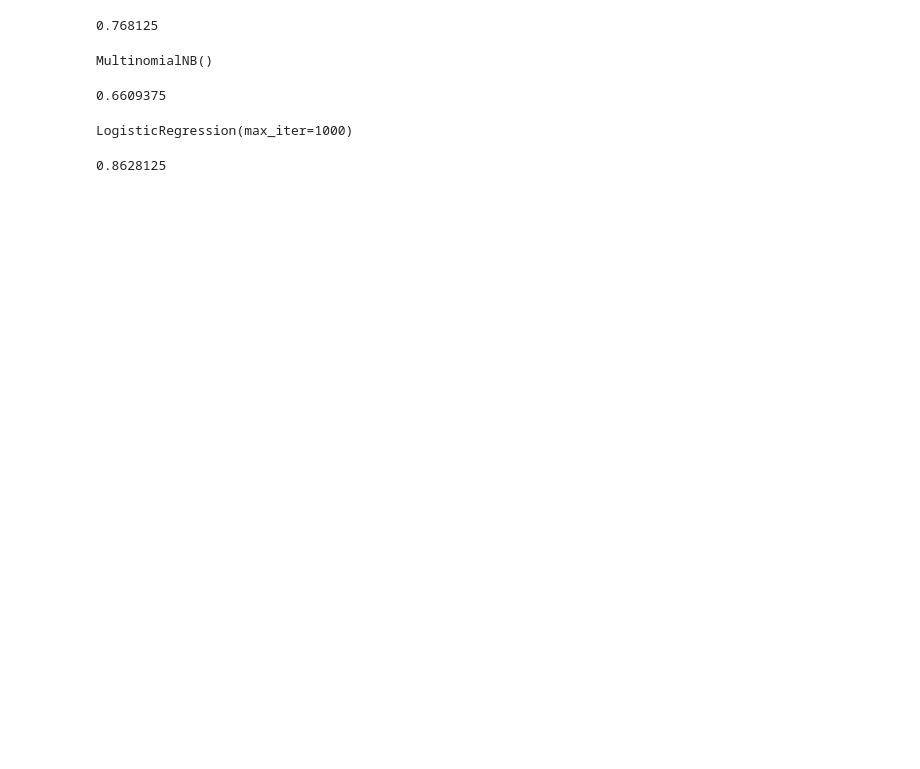
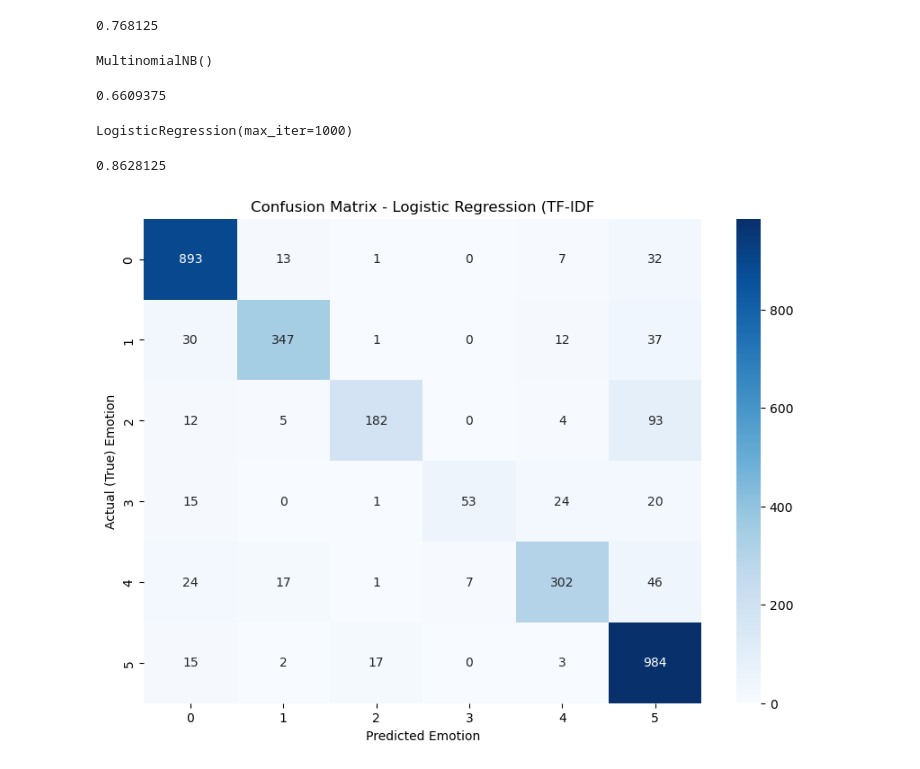
Before and after one commit to ravarnax/emotion-detection-nlp-comparison, a Jupyter notebook: Sentiment_Analysis_Comparison.ipynb, the cells around one changed output. Drawn from its saved outputs; the diff is of its cells as text; code cells hidden in the pictures; blank space fills up the shorter version.

```diff
--- a/Sentiment_Analysis_Comparison.ipynb
+++ b/Sentiment_Analysis_Comparison.ipynb
@@ -250,3 +298,25 @@ log_pred = logistic_model.predict(X_test_tfidf)
 print(accuracy_score(y_test, log_pred))
 # %% [output]
 0.8628125
+# %%
+# confusion matrix
+
+from sklearn.metrics import confusion_matrix
+
+
+# 1. generate confusion matrix
+cm = confusion_matrix(y_test, log_pred)
+
+# 2. get emotions
+labels = list(emotion_numbers.keys())
+
+# 3. Plot confusion matrix using seaborn
+plt.figure(figsize=(10,7))
+sns.heatmap(cm, annot=True, fmt='d', cmap='Blues', xticklabels=labels, yticklabels=labels)
+
+plt.title('Confusion Matrix - Logistic Regression (TF-IDF')
+plt.xlabel('Predicted Emotion')
+plt.ylabel('Actual (True) Emotion')
+plt.show()
+# %% [output]
+[figure, added]
```
Also changed, not shown: parts of 6 cells of this notebook.
